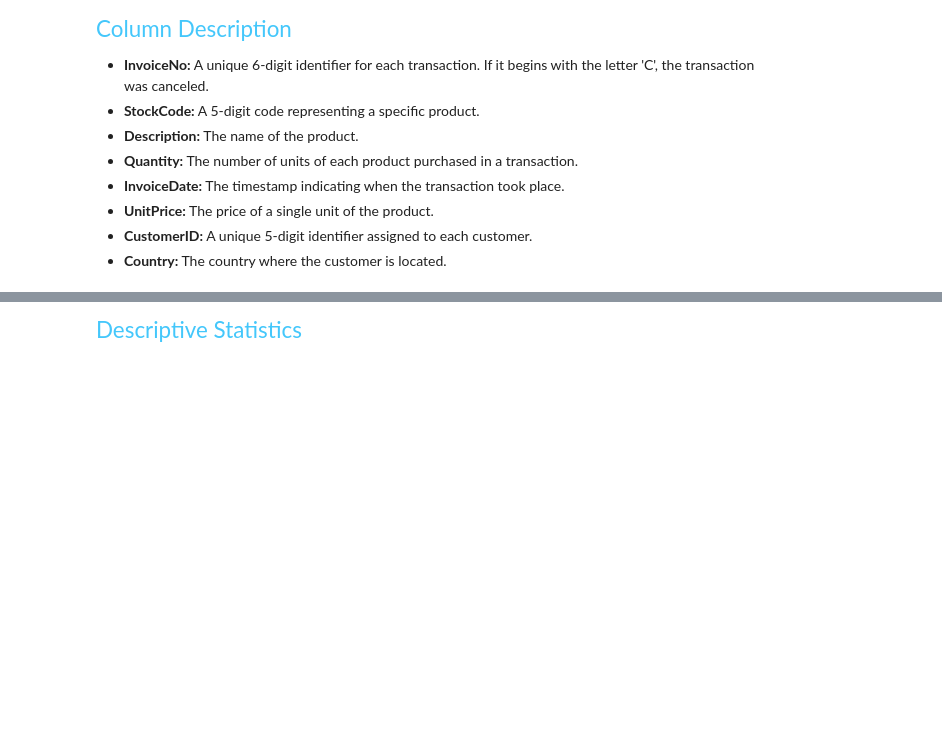
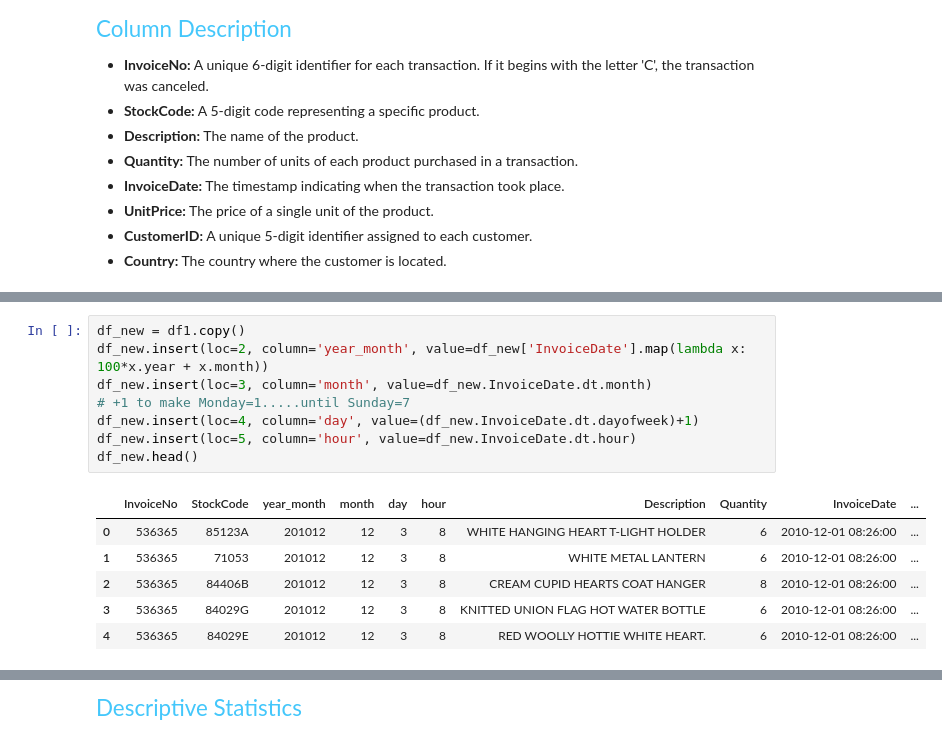
Before and after one commit to SidEnigma/eCommerce-CRM-Analytics, a Jupyter notebook: crm-analytics.ipynb, the cells around one changed output, grey strips where cells are left out. Drawn from its saved outputs; the diff is of its cells as text; blank space fills up the shorter version.

```diff
--- a/crm-analytics.ipynb
+++ b/crm-analytics.ipynb
@@ -193,3 +193,18 @@ plt.show()
 # %% [output]
 [figure]
 [interactive output not drawn]
+# %%
+df_new = df1.copy()
+df_new.insert(loc=2, column='year_month', value=df_new['InvoiceDate'].map(lambda x: 100*x.year + x.month))
+df_new.insert(loc=3, column='month', value=df_new.InvoiceDate.dt.month)
+# +1 to make Monday=1.....until Sunday=7
+df_new.insert(loc=4, column='day', value=(df_new.InvoiceDate.dt.dayofweek)+1)
+df_new.insert(loc=5, column='hour', value=df_new.InvoiceDate.dt.hour)
+df_new.head()
+# %% [output]
+|  | InvoiceNo | StockCode | year_month | month | day | hour | Description | Quantity | InvoiceDate | ... |
+| 0 | 536365 | 85123A | 201012 | 12 | 3 | 8 | WHITE HANGING HEART T-LIGHT HOLDER | 6 | 2010-12-01 08:26:00 | ... |
+| 1 | 536365 | 71053 | 201012 | 12 | 3 | 8 | WHITE METAL LANTERN | 6 | 2010-12-01 08:26:00 | ... |
+| 2 | 536365 | 84406B | 201012 | 12 | 3 | 8 | CREAM CUPID HEARTS COAT HANGER | 8 | 2010-12-01 08:26:00 | ... |
+| 3 | 536365 | 84029G | 201012 | 12 | 3 | 8 | KNITTED UNION FLAG HOT WATER BOTTLE | 6 | 2010-12-01 08:26:00 | ... |
+| 4 | 536365 | 84029E | 201012 | 12 | 3 | 8 | RED WOOLLY HOTTIE WHITE HEART. | 6 | 2010-12-01 08:26:00 | ... |
```
Also changed, not shown: parts of 2 cells of this notebook.
